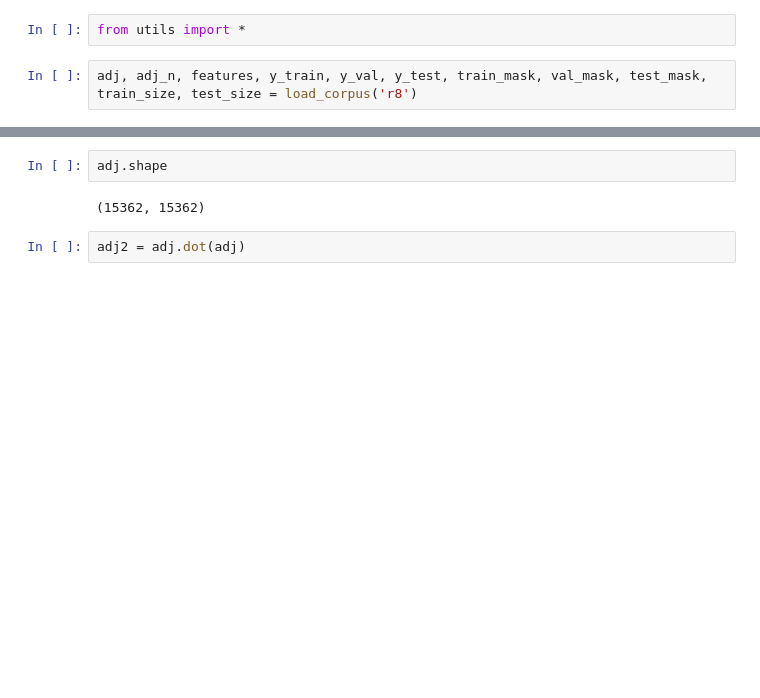
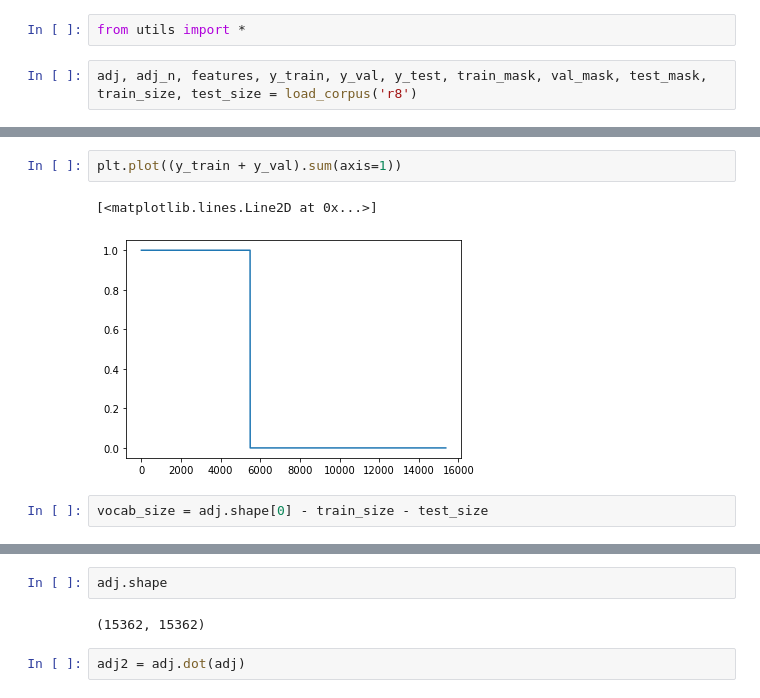
Before and after one commit to wid0gast/LPA-node-classification, a Jupyter notebook: torch_src/rough.ipynb, the cells around one changed output, grey strips where cells are left out. Saved outputs shown, nothing was run; the diff lists cells and outputs as text; blank space fills up the shorter version.

```diff
--- a/torch_src/rough.ipynb
+++ b/torch_src/rough.ipynb
@@ -8,0 +30,7 @@ adj, adj_n, features, y_train, y_val, y_test, train_mask, val_mask, test_mask, t
+# %%
+plt.plot((y_train + y_val).sum(axis=1))
+# %% [output]
+[<matplotlib.lines.Line2D at 0x...>]
+[figure, added]
+# %%
+vocab_size = adj.shape[0] - train_size - test_size
```
Also changed, not shown: parts of 25 cells of this notebook, 1 other file.
